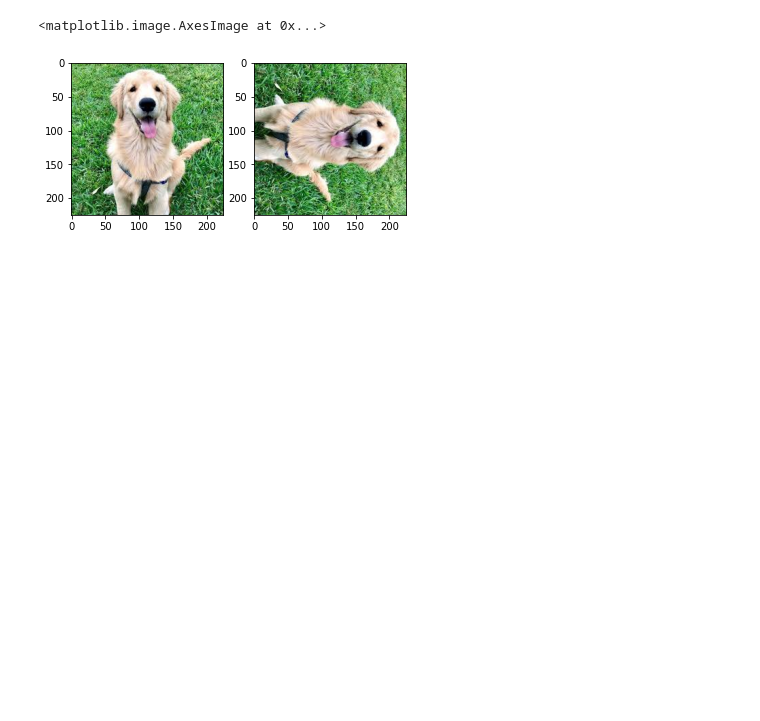
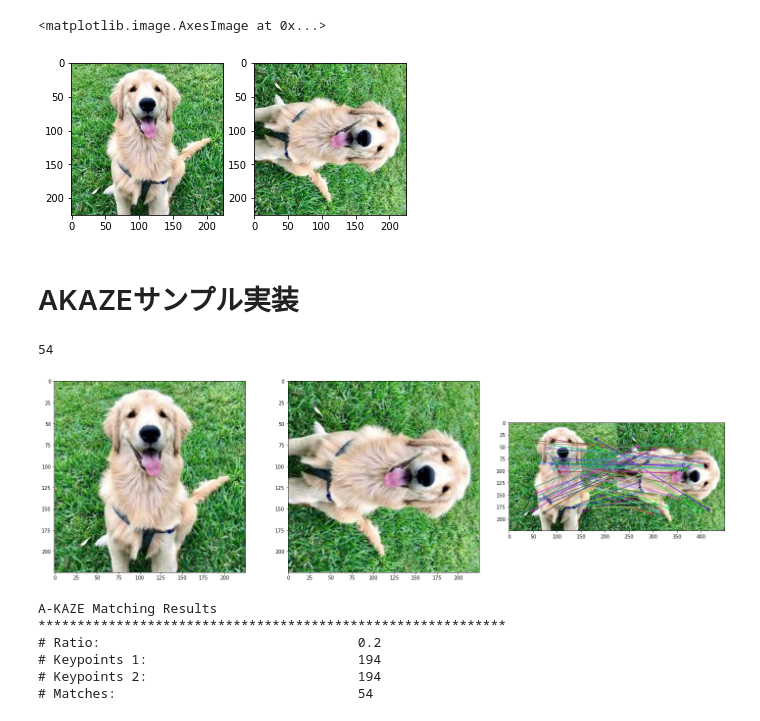
Before and after one commit to makkimaki/image-matching-akaze, a Jupyter notebook: akaze.ipynb, the cells around one changed output. Cells and saved outputs as stored; diff of their text form; code cells hidden in the pictures; blank space fills up the shorter version.

Commit message:
Update: notebook, finished akaze implementation with dog image

```diff
--- a/akaze.ipynb
+++ b/akaze.ipynb
@@ -26,3 +26,60 @@ ax[1].imshow(img2)
 # %% [output]
 <matplotlib.image.AxesImage at 0x...>
 [figure]
+# %% [markdown]
+# AKAZEサンプル実装
+# %%
+# 検出器
+akaze = cv2.AKAZE_create()
+
+# kp: keypoints, des: descriptors
+kp1, des1 = akaze.detectAndCompute(img1, None)
+kp2, des2 = akaze.detectAndCompute(img2, None)
+
+# Brute-Forceで特徴量同士のマッチングを実施
+bf = cv2.BFMatcher()
+## 特徴量ベクトル同士をKNNでマッチングさせる
+matches = bf.knnMatch(des1, des2, k=2)
+
+
+ratio = 0.2
+good = []
+matched1 = []
+matched2 = []
+for m, n in matches:
+    if m.distance < ratio * n.distance:
+        # print([m])
+        good.append([m])
+        matched1.append(kp1[m.queryIdx])
+        matched2.append(kp2[m.trainIdx])
+
+print(len(good))
+
+# 対応する特徴点同士を描画する
+img_matchpoint = cv2.drawMatchesKnn(img1, kp1, img2, kp2, good, None, flags=2)
+
+
+img_list = [img1, img2, img_matchpoint]
+
+fig, ax = plt.subplots(1, len(img_list), figsize=(20,6))
+for i in range(len(img_list)):
+    ax[i].imshow(img_list[i])
+plt.tight_layout()
+plt.show()
+
+print("A-KAZE Matching Results")
+print("*"*60)
+print("# Ratio:                             \t", ratio)
+print("# Keypoints 1:                       \t", len(kp1))
+print("# Keypoints 2:                       \t", len(kp2))
+print("# Matches:                           \t", len(matched1))
+# print("# Matches (2):                           \t", len(matched2))/
+# %% [output]
+54
+[figure, added]
+A-KAZE Matching Results
+************************************************************
+# Ratio:                                 0.2
+# Keypoints 1:                           194
+# Keypoints 2:                           194
+# Matches:                               54
```
